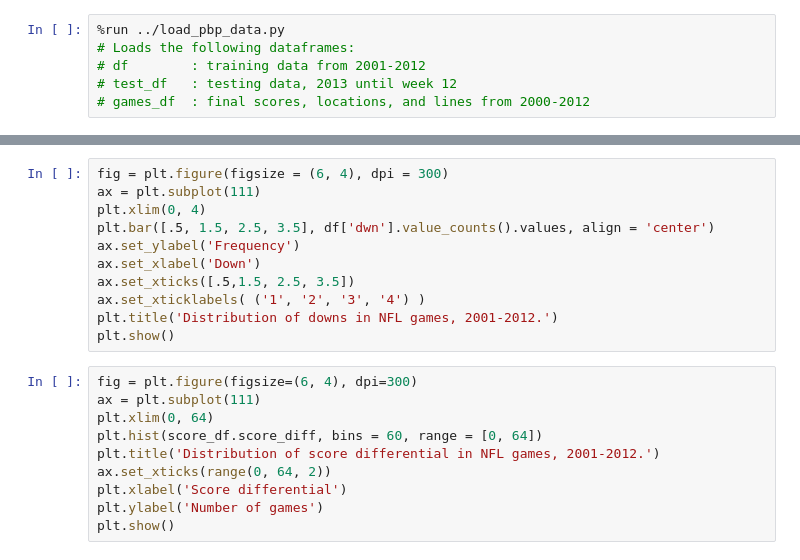
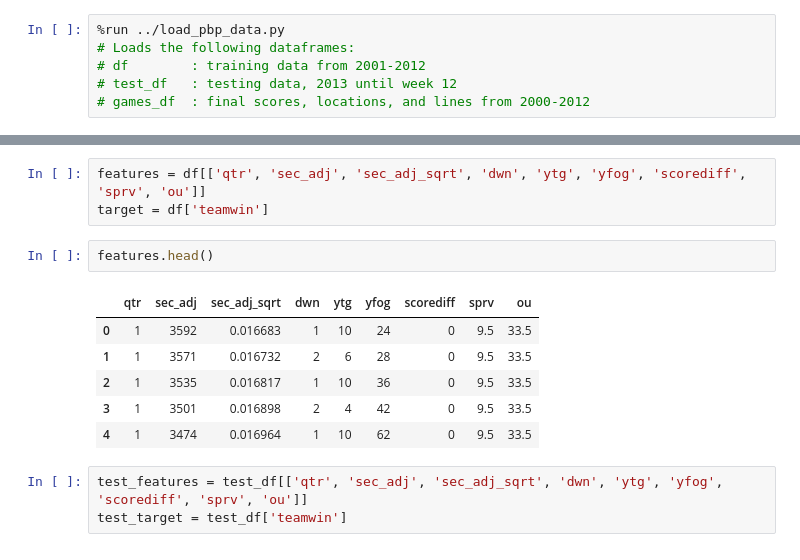
Before and after one commit to Cophy08/thespread, a Jupyter notebook: notebooks/basic_random_forest_wp_model.ipynb, the cells around one changed output, grey strips where cells are left out. Drawn from its saved outputs; the diff is of its cells as text.

```diff
--- a/notebooks/basic_random_forest_wp_model.ipynb
+++ b/notebooks/basic_random_forest_wp_model.ipynb
@@ -521,21 +66,15 @@ plt.show()
-# %%
-fig = plt.figure(figsize = (6, 4), dpi = 300)
-ax = plt.subplot(111)
-plt.xlim(0, 4)
-plt.bar([.5, 1.5, 2.5, 3.5], df['dwn'].value_counts().values, align = 'center')
-ax.set_ylabel('Frequency')
-ax.set_xlabel('Down')
-ax.set_xticks([.5,1.5, 2.5, 3.5])
-ax.set_xticklabels( ('1', '2', '3', '4') )
-plt.title('Distribution of downs in NFL games, 2001-2012.')
-plt.show()
-# %%
-fig = plt.figure(figsize=(6, 4), dpi=300)
-ax = plt.subplot(111)
-plt.xlim(0, 64)
-plt.hist(score_df.score_diff, bins = 60, range = [0, 64])
-plt.title('Distribution of score differential in NFL games, 2001-2012.')
-ax.set_xticks(range(0, 64, 2))
-plt.xlabel('Score differential')
-plt.ylabel('Number of games')
-plt.show()
+# %%
+features = df[['qtr', 'sec_adj', 'sec_adj_sqrt', 'dwn', 'ytg', 'yfog', 'scorediff', 'sprv', 'ou']]
+target = df['teamwin']
+# %%
+features.head()
+# %% [output]
+|  | qtr | sec_adj | sec_adj_sqrt | dwn | ytg | yfog | scorediff | sprv | ou |
+| 0 | 1 | 3592 | 0.016683 | 1 | 10 | 24 | 0 | 9.5 | 33.5 |
+| 1 | 1 | 3571 | 0.016732 | 2 | 6 | 28 | 0 | 9.5 | 33.5 |
+| 2 | 1 | 3535 | 0.016817 | 1 | 10 | 36 | 0 | 9.5 | 33.5 |
+| 3 | 1 | 3501 | 0.016898 | 2 | 4 | 42 | 0 | 9.5 | 33.5 |
+| 4 | 1 | 3474 | 0.016964 | 1 | 10 | 62 | 0 | 9.5 | 33.5 |
+# %%
+test_features = test_df[['qtr', 'sec_adj', 'sec_adj_sqrt', 'dwn', 'ytg', 'yfog', 'scorediff', 'sprv', 'ou']]
+test_target = test_df['teamwin']
```
Also changed, not shown: parts of 79 cells of this notebook.
